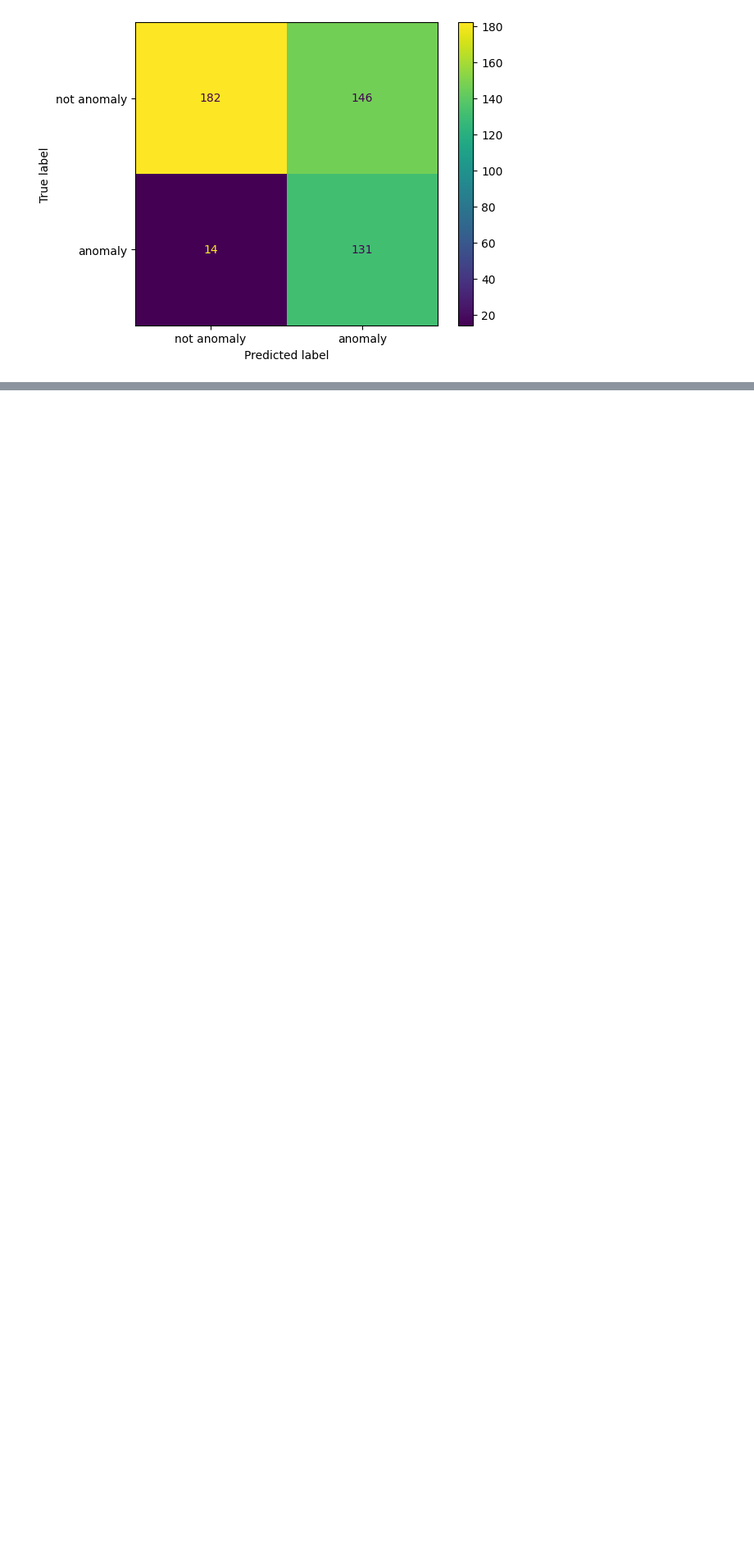
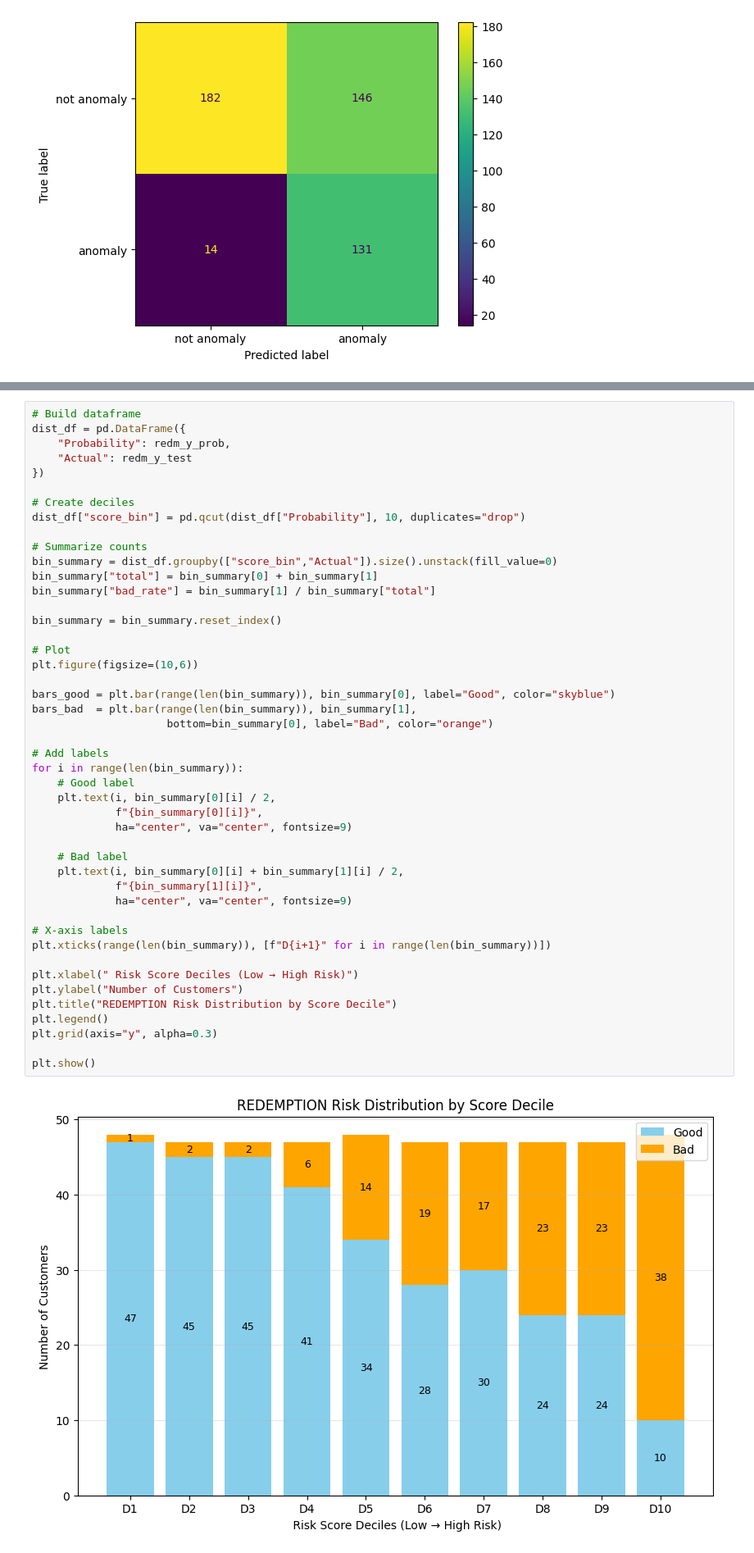
Before and after one commit to CodeMarshall21/Anomaly-Detection, a Jupyter notebook: binary-classif.ipynb, the cells around one changed output, grey strips where cells are left out. Shown at 82% size. Drawn from its saved outputs; the diff is of its cells as text; blank space fills up the shorter version.

```diff
--- a/binary-classif.ipynb
+++ b/binary-classif.ipynb
@@ -396,0 +555,48 @@ redm_model confusion matrix:-
+# %%
+# Build dataframe
+dist_df = pd.DataFrame({
+    "Probability": redm_y_prob,
+    "Actual": redm_y_test
+})
+
+# Create deciles
+dist_df["score_bin"] = pd.qcut(dist_df["Probability"], 10, duplicates="drop")
+
+# Summarize counts
+bin_summary = dist_df.groupby(["score_bin","Actual"]).size().unstack(fill_value=0)
+bin_summary["total"] = bin_summary[0] + bin_summary[1]
+bin_summary["bad_rate"] = bin_summary[1] / bin_summary["total"]
+
+bin_summary = bin_summary.reset_index()
+
+# Plot
+plt.figure(figsize=(10,6))
+
+bars_good = plt.bar(range(len(bin_summary)), bin_summary[0], label="Good", color="skyblue")
+bars_bad  = plt.bar(range(len(bin_summary)), bin_summary[1],
+                     bottom=bin_summary[0], label="Bad", color="orange")
+
+# Add labels
+for i in range(len(bin_summary)):
+    # Good label
+    plt.text(i, bin_summary[0][i] / 2,
+             f"{bin_summary[0][i]}",
+             ha="center", va="center", fontsize=9)
+
+    # Bad label
+    plt.text(i, bin_summary[0][i] + bin_summary[1][i] / 2,
+             f"{bin_summary[1][i]}",
+             ha="center", va="center", fontsize=9)
+
+# X-axis labels
+plt.xticks(range(len(bin_summary)), [f"D{i+1}" for i in range(len(bin_summary))])
+
+plt.xlabel(" Risk Score Deciles (Low → High Risk)")
+plt.ylabel("Number of Customers")
+plt.title("REDEMPTION Risk Distribution by Score Decile")
+plt.legend()
+plt.grid(axis="y", alpha=0.3)
+
+plt.show()
+# %% [output]
+[figure, added]
```
Also changed, not shown: parts of 35 cells of this notebook, 3 other files.
